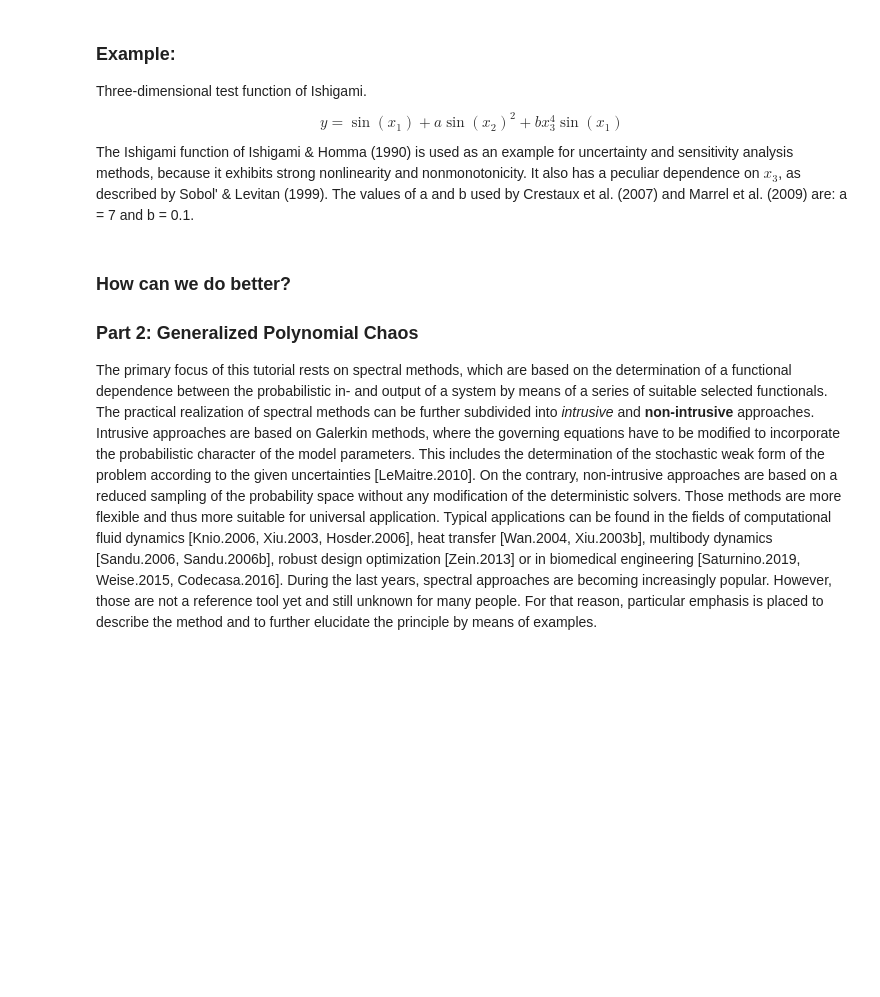
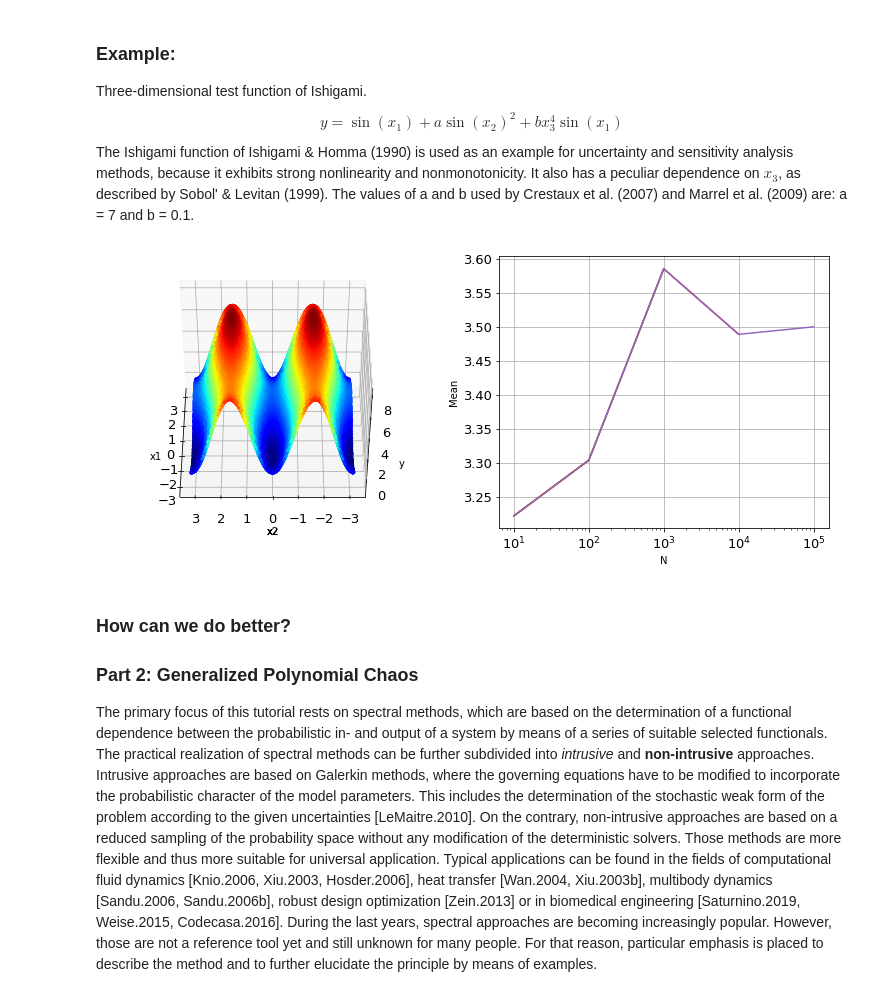
Before and after one commit to pygpc-polynomial-chaos/pygpc, a Jupyter notebook: tutorials/Tutorial_pygpc_pyrates.ipynb, the cells around one changed output. Drawn from its saved outputs; the diff is of its cells as text; code cells hidden in the pictures; blank space fills up the shorter version.

```diff
--- a/tutorials/Tutorial_pygpc_pyrates.ipynb
+++ b/tutorials/Tutorial_pygpc_pyrates.ipynb
@@ -116,40 +129,42 @@ p["a"] = 7
 p["b"] = 0.1
 
 # Model
-model = pygpc.testfunctions.Ishigami(p)
+model = pygpc.testfunctions.Ishigami().set_parameters(p)
 
 # Run simulations
 y = model.simulate()
 
 # Plot results
 fig = plt.figure(figsize=[13, 5])
 
 N = np.logspace(1, 5, 5).astype(int)
 mean = []
 
 for i in range(len(N)):
     ax1 = fig.add_subplot(121, projection='3d')
     ax1.scatter(p["x1"][:N[i]],
                 p["x2"][:N[i]],
                 y[:N[i]],
                 s=4, c=y[0:N[i]].flatten(), cmap="jet")
     ax1.set_xlabel("x1")
     ax1.set_ylabel("x2")
     ax1.set_zlabel("y")
     ax1.view_init(elev=45, azim=180)
 
     ax2 = fig.add_subplot(122)
     mean.append(np.mean(y[:N[i]]))
     ax2.plot(N[:i+1], mean)
     ax2.set_xscale("log")
     ax2.grid(True)
     ax2.set_xlabel("N")
     ax2.set_ylabel("Mean")
 
     display.display(plt.gcf())
     display.clear_output(wait=True)
 
     time.sleep(3)
+# %% [output]
+[figure, added]
 # %% [markdown]
 ### How can we do better?
 ### Part 2: Generalized Polynomial Chaos
```
Also changed, not shown: parts of 25 cells of this notebook, 17 other files.
